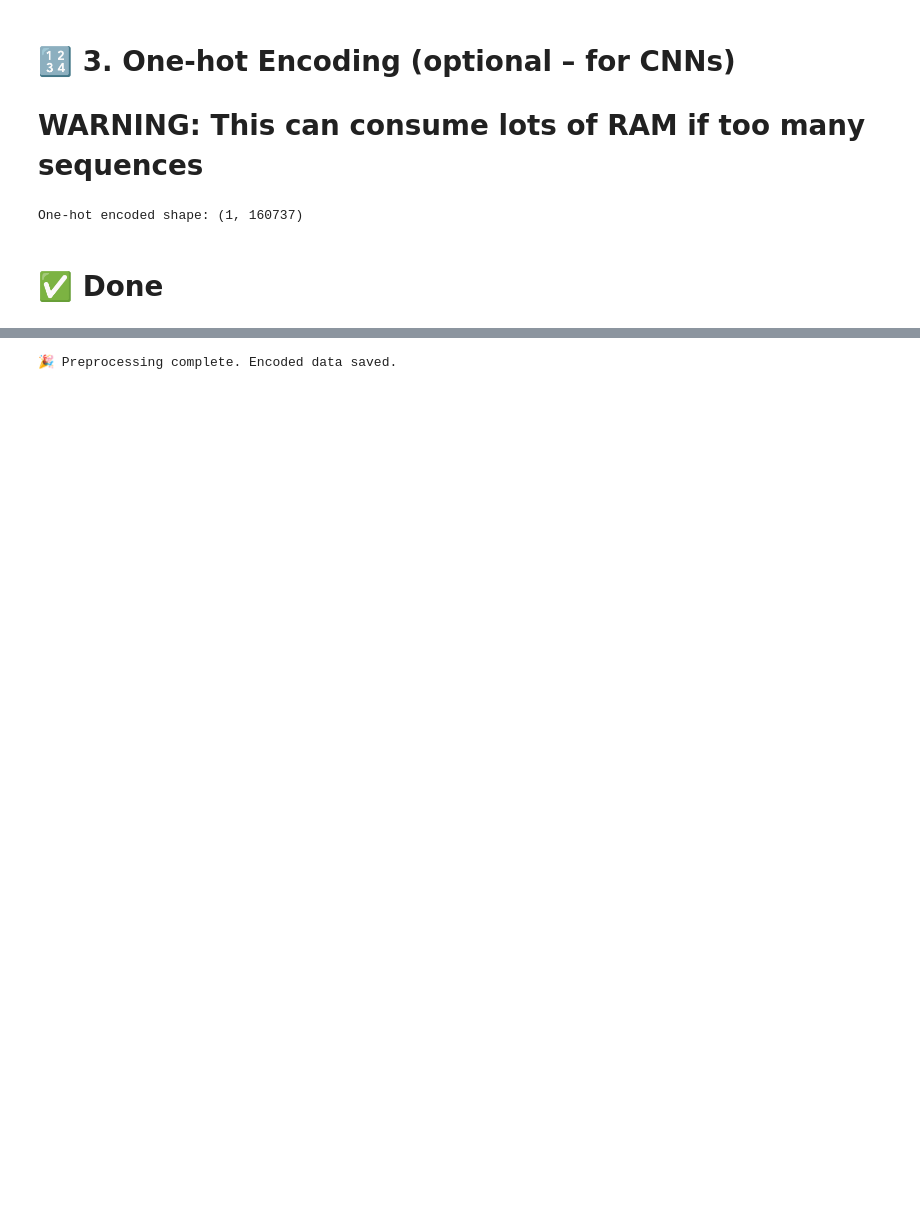
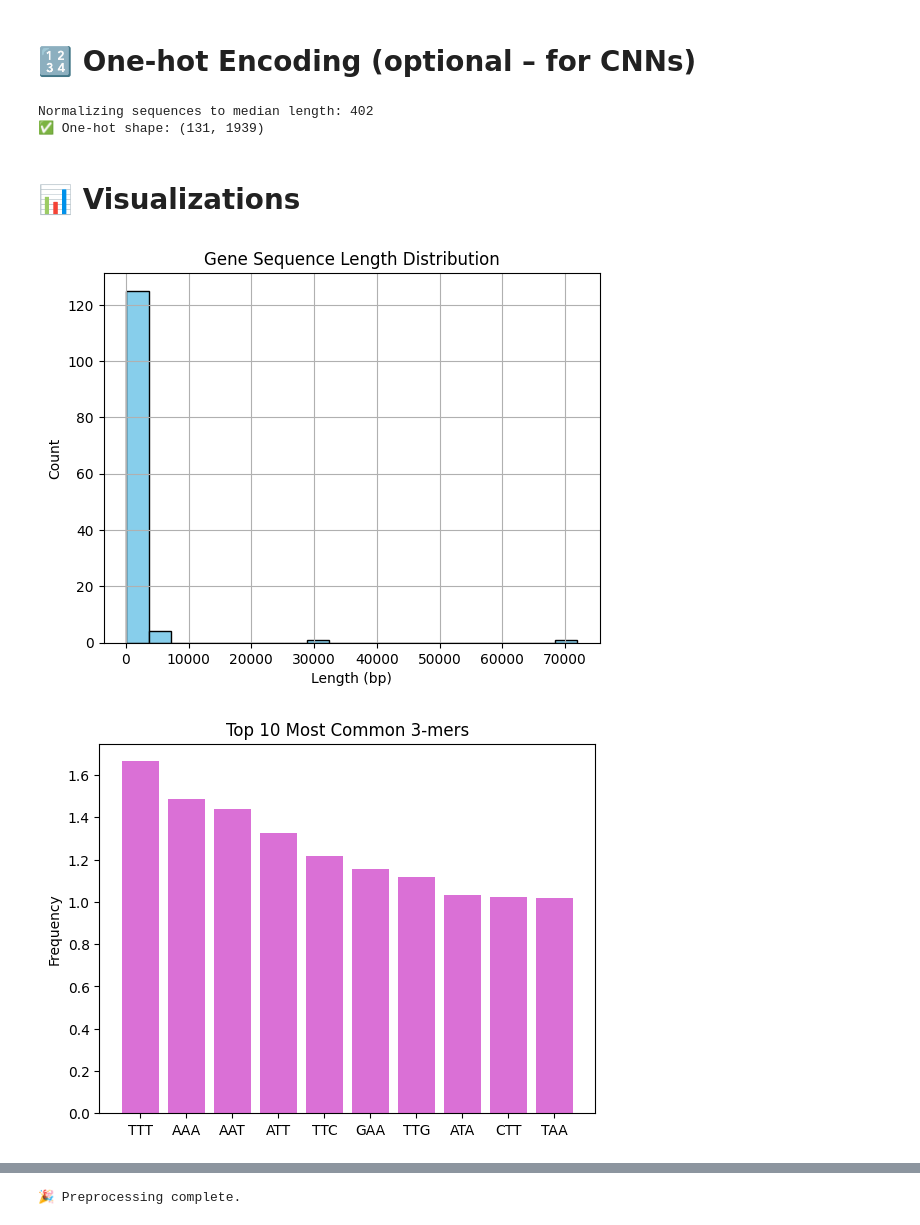
Before and after one commit to DATDSG/quantum_dna_classifier, a Jupyter notebook: 01_preprocessing.ipynb, the cells around one changed output, grey strips where cells are left out. Drawn from its saved outputs; the diff is of its cells as text; code cells hidden in the pictures; blank space fills up the shorter version.

```diff
--- a/01_preprocessing.ipynb
+++ b/01_preprocessing.ipynb
@@ -63,21 +51,62 @@ Successfully saved k-mer encoding to: data/processed\X_kmer.npy
 # %% [markdown]
-# 🔢 3. One-hot Encoding (optional – for CNNs)
-# WARNING: This can consume lots of RAM if too many sequences
+# 🔢 One-hot Encoding (optional – for CNNs)
 # %%
-try:
-    X_onehot = one_hot_encode(filtered)
-    print(f"One-hot encoded shape: {X_onehot.shape}")
-    # Create output directory if it doesn't exist
-    output_dir = "data/processed"
-    os.makedirs(output_dir, exist_ok=True)
-    output_path = os.path.join(output_dir, "X_onehot.npy")
-    save_numpy_array(X_onehot, output_path)
-except Exception as e:
-    print("❌ One-hot encoding failed:", e)
+# Calculate sequence lengths and use median length for standardization
+sequence_lengths = np.array([len(seq) for seq in filtered])
+median_length = int(np.median(sequence_lengths))
+print(f"Normalizing sequences to median length: {median_length}")
+
+# Pad or truncate sequences to the same length
+uniform_sequences = []
+for seq in filtered:
+	if len(seq) > median_length:
+		uniform_sequences.append(seq[:median_length])  # Truncate
+	else:
+		uniform_sequences.append(seq.ljust(median_length, 'N'))  # Pad with 'N'
+
+X_onehot = one_hot_encode(uniform_sequences)
+print("✅ One-hot shape:", X_onehot.shape)
+
+np.save("data/processed/X_onehot.npy", X_onehot)
 # %% [output]
-One-hot encoded shape: (1, 160737)
+Normalizing sequences to median length: 402
+✅ One-hot shape: (131, 1939)
 # %% [markdown]
-# ✅ Done
+# 📊 Visualizations
 # %%
-print("🎉 Preprocessing complete. Encoded data saved.")
+# 1. Sequence Length Distribution
+lengths = [len(seq) for seq in filtered]
+plt.hist(lengths, bins=20, color='skyblue', edgecolor='black')
+plt.title("Gene Sequence Length Distribution")
+plt.xlabel("Length (bp)")
+plt.ylabel("Count")
+plt.grid(True)
+plt.show()
+
+# 2. K-mer Frequency (Top 10)
+merged = Counter()
+for seq in filtered[:50]:  # limit to 50 for speed
+    merged.update(kmer_encoding(seq, k=3))
+
+top_10 = merged.most_common(10)
+labels, values = zip(*top_10)
+plt.bar(labels, values, color='orchid')
+plt.title("Top 10 Most Common 3-mers")
+plt.ylabel("Frequency")
+plt.show()
+
+# 3. Label Distribution (if available)
+try:
+    y = np.load("data/processed/y_labels.npy")
+    label_counts = Counter(y)
+    plt.bar(["tRNA/rRNA", "CDS"], [label_counts[0], label_counts[1]], color=["green", "blue"])
+    plt.title("Label Distribution")
+    plt.ylabel("Number of Sequences")
+    plt.show()
+except:
+    print("ℹ️ Label file not found. Skipping label distribution plot.")
+
+print("🎉 Preprocessing complete.")
 # %% [output]
+[figure, added]
+[figure, added]
@@ -84 +114 @@ print("🎉 Preprocessing complete. Encoded data saved.")
-🎉 Preprocessing complete. Encoded data saved.
+🎉 Preprocessing complete.
```
Also changed, not shown: parts of 6 cells of this notebook, 6 other files.
